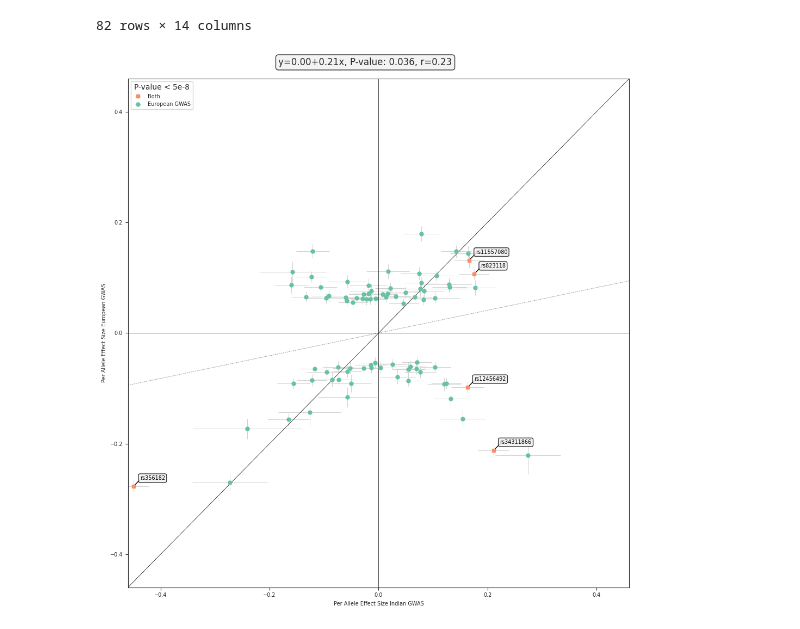
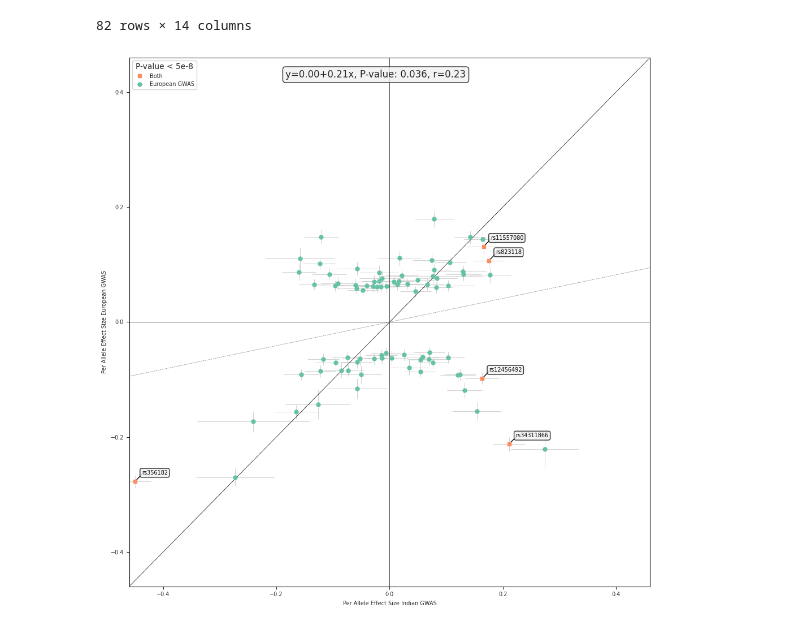
Before and after one commit to cge-tubingens/IDEAL-GENOM, a Jupyter notebook: viz_notebooks/beta_beta.ipynb, the cells around one changed output. Saved outputs shown, nothing was run; the diff lists cells and outputs as text; code cells hidden in the pictures.

```diff
--- a/viz_notebooks/beta_beta.ipynb
+++ b/viz_notebooks/beta_beta.ipynb
@@ -116,33 +116,34 @@ ax.tick_params(axis='both', which='major', labelsize=7)
 
 plt.legend(loc='best', fontsize=7, title='P-value < 5e-8')
 
-fig.text(0.5, 1.01, f"y={result.intercept:.2f}+{result.slope:.2f}x, P-value: {result.pvalue:.3f}, r={result.rvalue:.2f}",
+fig.text(0.5, 0.95, f"y={result.intercept:.2f}+{result.slope:.2f}x, P-value: {result.pvalue:.3f}, r={result.rvalue:.2f}",
          ha='center', fontsize=12, bbox=dict(boxstyle='round,pad=0.3', edgecolor='black', facecolor='#f0f0f0', alpha=0.8))
 
 to_annotate = df_betas[df_betas['P-val<5e-8']=='Both'].reset_index(drop=True)
 texts=[]
 text_x = []
 text_y = []
 
 for i, row in to_annotate.iterrows():
 
     texts.append(row['ID'])
     text_x.append(row['BETA Indian GWAS'])
     text_y.append(row['BETA in Nalls'])
 
 ta.allocate(
         ax,
         x        =text_x,
         y        =text_y,
         text_list=texts,
         x_scatter=df_betas['BETA Indian GWAS'].to_list(),
         y_scatter=df_betas['BETA in Nalls'].to_list(),
         linecolor='black',
         textsize =7,
         bbox     =dict(boxstyle='round,pad=0.3', edgecolor='black', facecolor='#f0f0f0', alpha=0.8),
     )
 
 plt.savefig(os.path.join(path_project, 'beta_beta.jpeg'), dpi=600)
 plt.tight_layout()
+plt.show()
 # %% [output]
-[figure, old version]
+[figure, new version]
```
Also changed, not shown: 1 other file.
